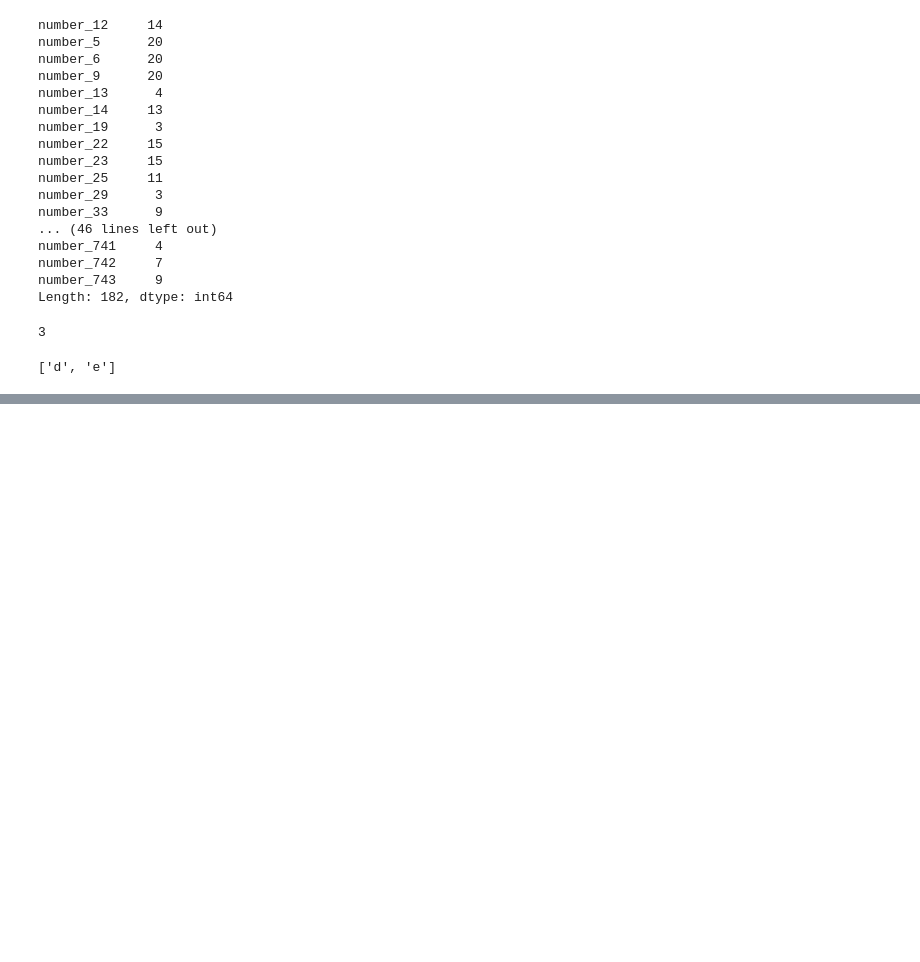
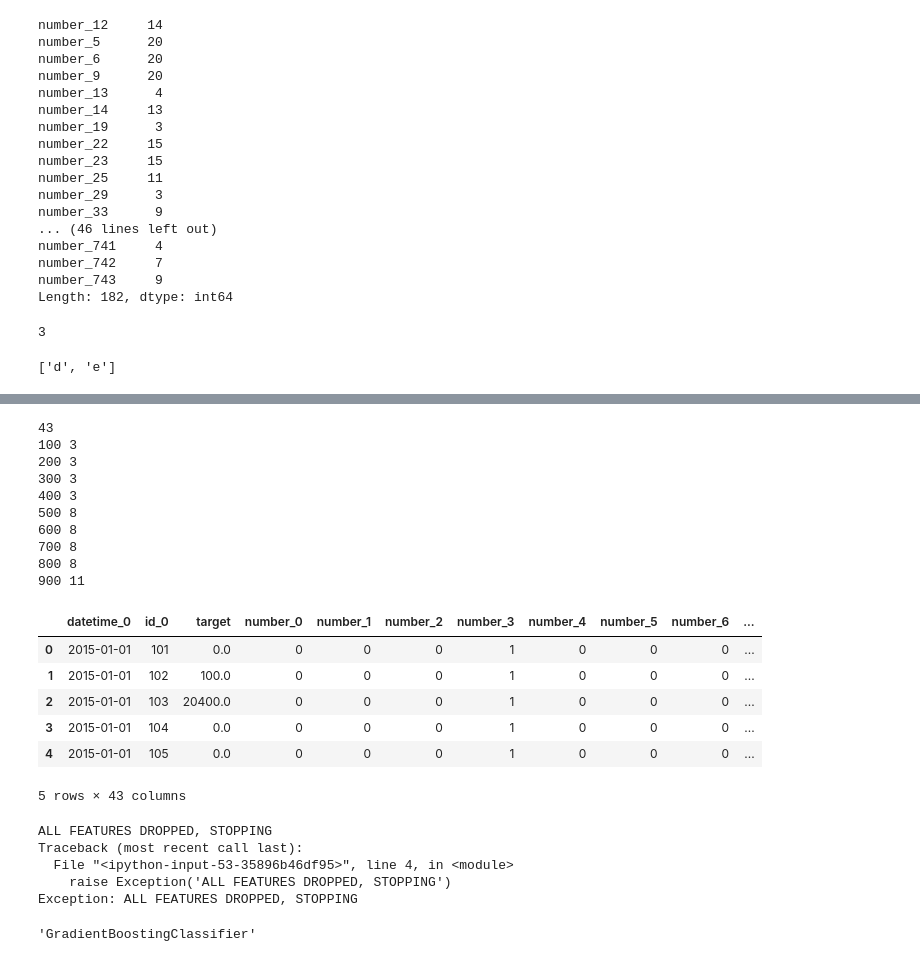
Before and after one commit to RomanShekhovtsov/romla, a Jupyter notebook: test.ipynb, the cells around one changed output, grey strips where cells are left out. Saved outputs shown, nothing was run; the diff lists cells and outputs as text; code cells hidden in the pictures; blank space fills up the shorter version.

```diff
--- a/test.ipynb
+++ b/test.ipynb
@@ -653,0 +651,52 @@ c:\ds\sdsj\romla
+# %%
+import pandas as pd
+df =  pd.read_csv(r'..\check_3_r\train.csv')
+if any(df.isnull()):
+    df.fillna(-1, inplace=True)
+# %%
+print(len(df.columns))
+for n in range(100,1000,100):
+    df_X = df[:n]
+    df_unique = df_X.apply(lambda x: x.nunique())
+    df_const = df_unique[df_unique == 1]
+
+    print(n, len(df_X.columns) - len(df_const))
+df.head()
+# %% [output]
+43
+100 3
+200 3
+300 3
+400 3
+500 8
+600 8
+700 8
+800 8
+900 11
+|  | datetime_0 | id_0 | target | number_0 | number_1 | number_2 | number_3 | number_4 | number_5 | number_6 | ... |
+| 0 | 2015-01-01 | 101 | 0.0 | 0 | 0 | 0 | 1 | 0 | 0 | 0 | ... |
+| 1 | 2015-01-01 | 102 | 100.0 | 0 | 0 | 0 | 1 | 0 | 0 | 0 | ... |
+| 2 | 2015-01-01 | 103 | 20400.0 | 0 | 0 | 0 | 1 | 0 | 0 | 0 | ... |
+| 3 | 2015-01-01 | 104 | 0.0 | 0 | 0 | 0 | 1 | 0 | 0 | 0 | ... |
+| 4 | 2015-01-01 | 105 | 0.0 | 0 | 0 | 0 | 1 | 0 | 0 | 0 | ... |
+5 rows × 43 columns
+# %%
+import sys
+import traceback
+try:
+    raise Exception('ALL FEATURES DROPPED, STOPPING')
+except BaseException as e:
+    print(e)
+    print(traceback.format_exc())
+# %% [output]
+ALL FEATURES DROPPED, STOPPING
+Traceback (most recent call last):
+  File "<ipython-input-53-35896b46df95>", line 4, in <module>
+    raise Exception('ALL FEATURES DROPPED, STOPPING')
+Exception: ALL FEATURES DROPPED, STOPPING
+# %%
+from sklearn.ensemble import GradientBoostingClassifier
+est = GradientBoostingClassifier()
+type(est)
+# %% [output]
+'GradientBoostingClassifier'
```
Also changed, not shown: parts of 1 cell of this notebook, 4 other files.
